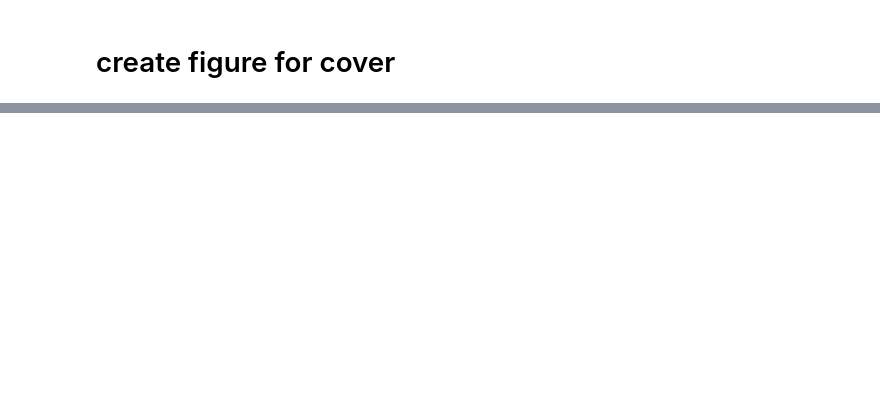
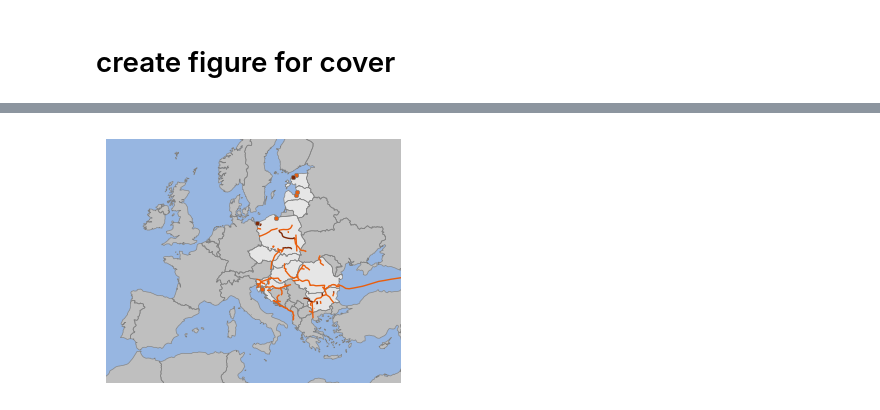
Before and after one commit to GlobalEnergyMonitor/GOIT-GGIT-research, a Jupyter notebook: europe-gas-report-2023/Europe-Gas-2023-report-figures-1-2-3-plus-map.ipynb, the cells around one changed output, grey strips where cells are left out. Drawn from its saved outputs; the diff is of its cells as text; code cells hidden in the pictures; blank space fills up the shorter version.

```diff
--- a/europe-gas-report-2023/Europe-Gas-2023-report-figures-1-2-3-plus-map.ipynb
+++ b/europe-gas-report-2023/Europe-Gas-2023-report-figures-1-2-3-plus-map.ipynb
@@ -1,6 +1,6 @@
 # %%
 import pandas
-pandas.set_option("display.max_rows", 50, "display.max_columns", 50)
+#pandas.set_option("display.max_rows", 50, "display.max_columns", 50)
 
 import numpy
 import pygsheets
@@ -576,3 +287,5 @@ nat_earth_gdf = geopandas.read_file('/Users/baird/Dropbox/_gis-data/_natural_ear
 #                                        +'ne_110m_admin_0_countries/ne_110m_admin_0_countries.shp')
 # %%
 nat_earth_gdf.loc[nat_earth_gdf.ADMIN=='Czechia', 'ADMIN'] = 'Czech Republic'
+# %%
+ocean_gdf = geopandas.read_file('/Users/baird/Dropbox/_gis-data/_natural_earth_data/ne_50m_ocean/ne_50m_ocean.shp')
@@ -847,0 +594,16 @@ fig.savefig('figure-drafts/Euro-Gas-dashboard-map-50m-res.png', bbox_inches='tig
+# %%
+western_eu = ['Ireland', 'France', 'Belgium', 'Netherlands',
+              'Luxembourg', 'Germany', 'Austria']
+
+eastern_eu = ['Estonia', 'Latvia', 'Lithuania', 'Poland', 'Czech Republic',
+              'Slovakia', 'Slovenia', 'Croatia', 'Hungary', 'Romania', 'Bulgaria']
+
+southern_eu = ['Portugal', 'Spain', 'Italy',
+               'Malta', 'Greece', 'Cyprus']
+
+northern_eu = ['Sweden', 'Finland', 'Denmark']
+# %%
+region_df_touse_eeu = region_df_touse.loc[region_df_touse.Country.isin(eastern_eu)]
+region_df_touse_weu = region_df_touse.loc[region_df_touse.Country.isin(western_eu)]
+region_df_touse_seu = region_df_touse.loc[region_df_touse.Country.isin(southern_eu)]
+region_df_touse_neu = region_df_touse.loc[region_df_touse.Country.isin(northern_eu)]
@@ -847,0 +666,76 @@ fig.savefig('figure-drafts/Euro-Gas-dashboard-map-50m-res.png', bbox_inches='tig
+# %%
+cmap_to_sample = matplotlib.cm.get_cmap('Oranges')
+bar_dark = cmap_to_sample(0.999)
+bar_light = cmap_to_sample(0.666)
+
+operating_color = '0.5'
+prop_color = bar_light
+const_color = bar_dark
+line_width = 1
+
+map_proj = cartopy.crs.LambertConformal(central_longitude=10,
+                                        central_latitude=52,
+                                        standard_parallels=(35,65))
+data_proj = cartopy.crs.PlateCarree()
+
+fig = mp.figure(figsize=(3.25,3.25))
+ax = fig.add_subplot(111, projection=map_proj)
+
+ax.add_geometries(ocean_gdf.geometry, crs=data_proj,
+                  facecolor=cartopy.feature.COLORS['water'])
+
+for idx,row in nat_earth_gdf.iterrows():
+    if row.ADMIN in region_df_touse_eeu.Country.tolist():
+        ax.add_geometries([row.geometry], crs=data_proj,
+                          facecolor='0.9',
+                          #facecolor=cartopy.feature.COLORS['land'],
+                          edgecolor='None', zorder=1)
+    else:
+        ax.add_geometries([row.geometry], crs=data_proj,
+                          facecolor='0.75',
+                          edgecolor='None', zorder=0)
+
+ax.add_geometries(nat_earth_gdf.geometry, crs=data_proj,
+                  facecolor='None',
+                  #edgecolor='1.0',
+                  edgecolor='0.5',
+                  linewidth=0.5,
+                  zorder=2)
+
+ax.set_extent([-10,35,33,63], crs=cartopy.crs.PlateCarree())
+
+# # operating
+# ax.add_geometries(pipes_gdf_eeu.loc[pipes_gdf.Status.isin(['Operating'])]['geometry'],
+#                   crs=data_proj, edgecolor=operating_color, linewidth=0.5, facecolor='None')
+# proposed
+ax.add_geometries(pipes_gdf_eeu.loc[pipes_gdf_eeu.Status=='Proposed']['geometry'],
+                  crs=data_proj, edgecolor=prop_color, linewidth=line_width, facecolor='None', zorder=3)
+# construction
+ax.add_geometries(pipes_gdf_eeu.loc[pipes_gdf_eeu.Status=='Construction']['geometry'],
+                  crs=data_proj, edgecolor=const_color, linewidth=line_width, facecolor='None', zorder=4)
+
+# # regional terms
+# points = list(terms_gdf_region.loc[terms_gdf.Status.isin(['Operating'])]['geometry'])
+# ax.scatter([point.x for point in points],
+#            [point.y for point in points],
+#            transform=data_proj, zorder=2, s=30, facecolor=operating_color, edgecolor='0.1')
+
+points = list(terms_gdf_eeu.loc[terms_gdf_eeu.Status.isin(['Proposed'])]['geometry'])
+ax.scatter([point.x for point in points],
+           [point.y for point in points],
+           transform=data_proj, s=10, facecolor=prop_color,
+           edgecolor='0.5', linewidth=0.5, zorder=5)
+
+points = list(terms_gdf_eeu.loc[terms_gdf_eeu.Status.isin(['Construction'])]['geometry'])
+ax.scatter([point.x for point in points],
+           [point.y for point in points],
+           transform=data_proj, s=10, facecolor=const_color,
+           edgecolor='0.5', linewidth=0.5, zorder=6)
+
+ax.axis('off')
+
+fig.tight_layout()
+fig.savefig('figure-drafts/eastern_eu.pdf', transparent=False, bbox_inches='tight')
+fig.savefig('figure-drafts/eastern_eu.png', bbox_inches='tight', dpi=600)
+# %% [output]
+[figure, added]
```
Also changed, not shown: parts of 38 cells of this notebook, 1 other file.
